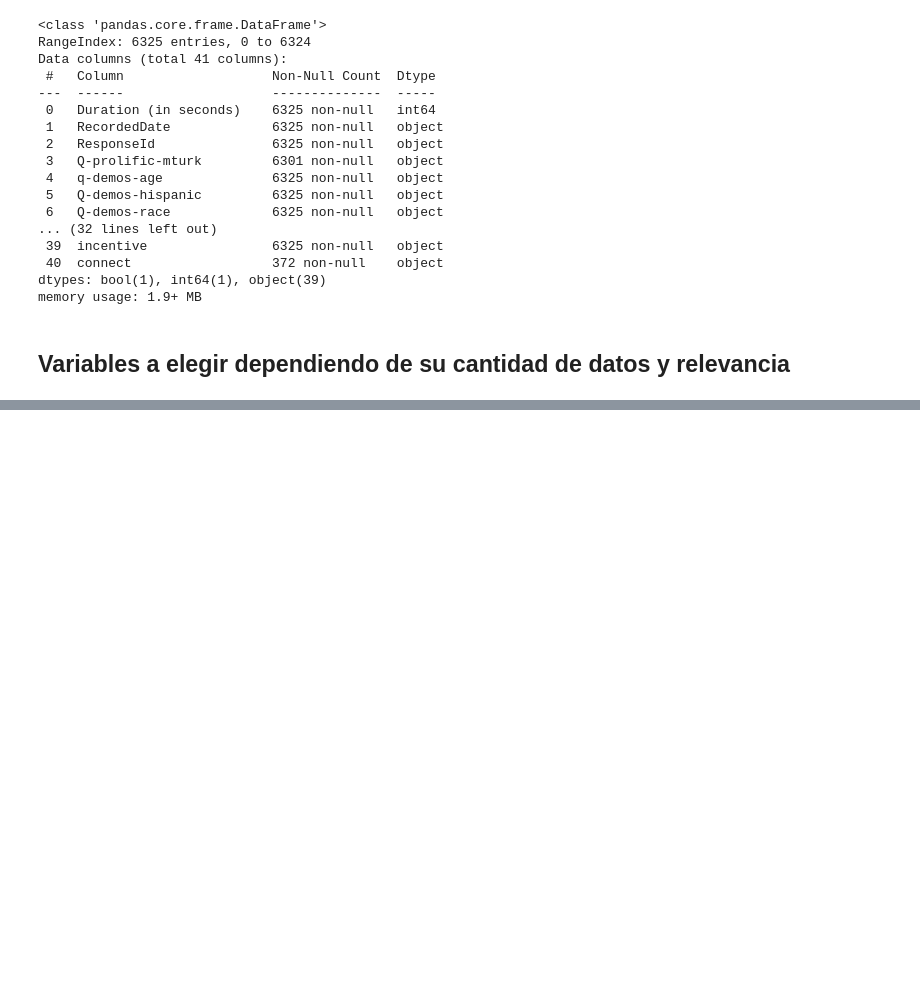
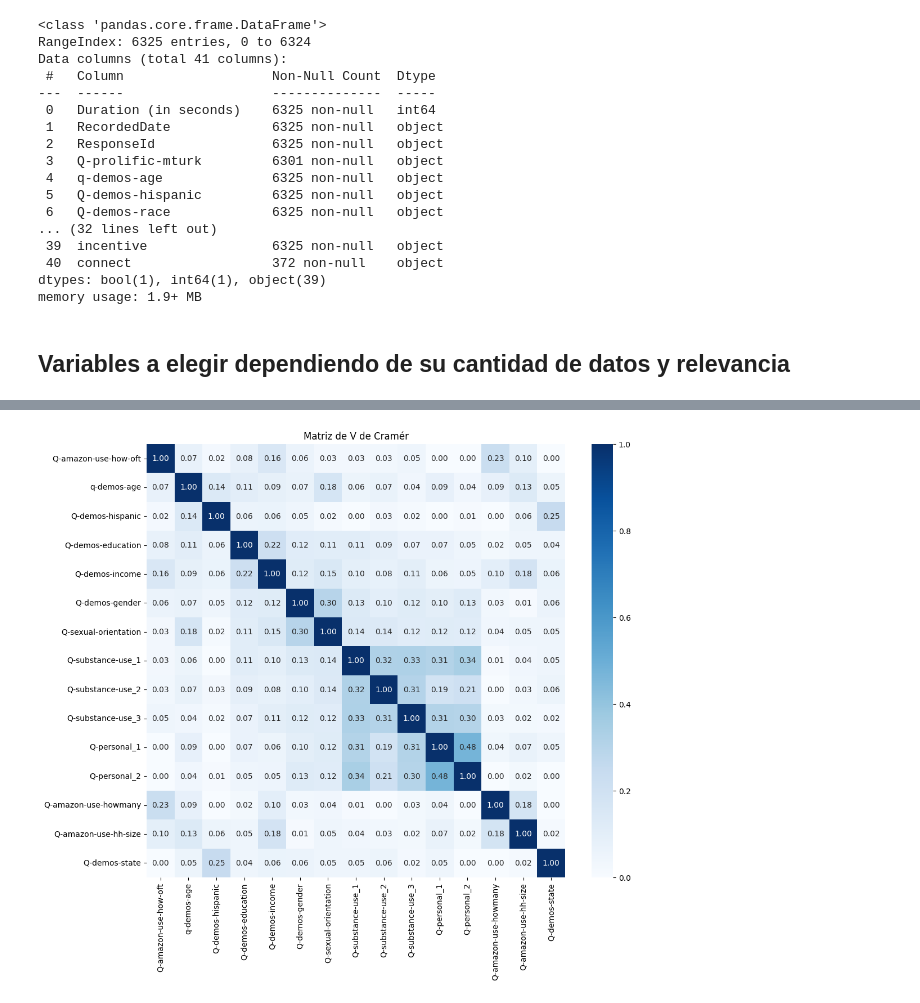
Before and after one commit to Th-msc-data-2026-ujav/Segmentacion-de-clientes-Samsung-SioW-SoW-y-Pow, a Jupyter notebook: analisis exploratorio/analisis_exploratorio.ipynb, the cells around one changed output, grey strips where cells are left out. Drawn from its saved outputs; the diff is of its cells as text; code cells hidden in the pictures; blank space fills up the shorter version.

Commit message:
Estadistico de cramer mas actualizaciones en .toml

```diff
--- a/analisis exploratorio/analisis_exploratorio.ipynb
+++ b/analisis exploratorio/analisis_exploratorio.ipynb
@@ -177,0 +230,22 @@ La parte de arriba de las variables seleccionadas son las que salen en el codigo
+# %%
+df = data_survey.copy()
+
+for col in cat_vars:
+    df[col] = df[col].astype("category")
+# %%
+cramers_matrix = pd.DataFrame(
+    np.zeros((len(cat_vars), len(cat_vars))),
+    index=cat_vars,
+    columns=cat_vars
+)
+
+for i in range(len(cat_vars)):
+    for j in range(len(cat_vars)):
+        if i == j:
+            cramers_matrix.iloc[i, j] = 1.0
+        else:
+            x = df[cat_vars[i]]
+            y = df[cat_vars[j]]
+
+            pair_df = pd.DataFrame({"x": x, "y": y}).dropna()
+            cramers_matrix.iloc[i, j] = cramers_v(pair_df["x"], pair_df["y"])
@@ -177,0 +272,10 @@ La parte de arriba de las variables seleccionadas son las que salen en el codigo
+# %%
+import seaborn as sns
+import matplotlib.pyplot as plt
+
+plt.figure(figsize=(12, 10))
+sns.heatmap(cramers_matrix, annot=True, fmt=".2f", cmap="Blues")
+plt.title("Matriz de V de Cramér")
+plt.show()
+# %% [output]
+[figure, added]
```
Also changed, not shown: parts of 5 cells of this notebook, 3 other files.
